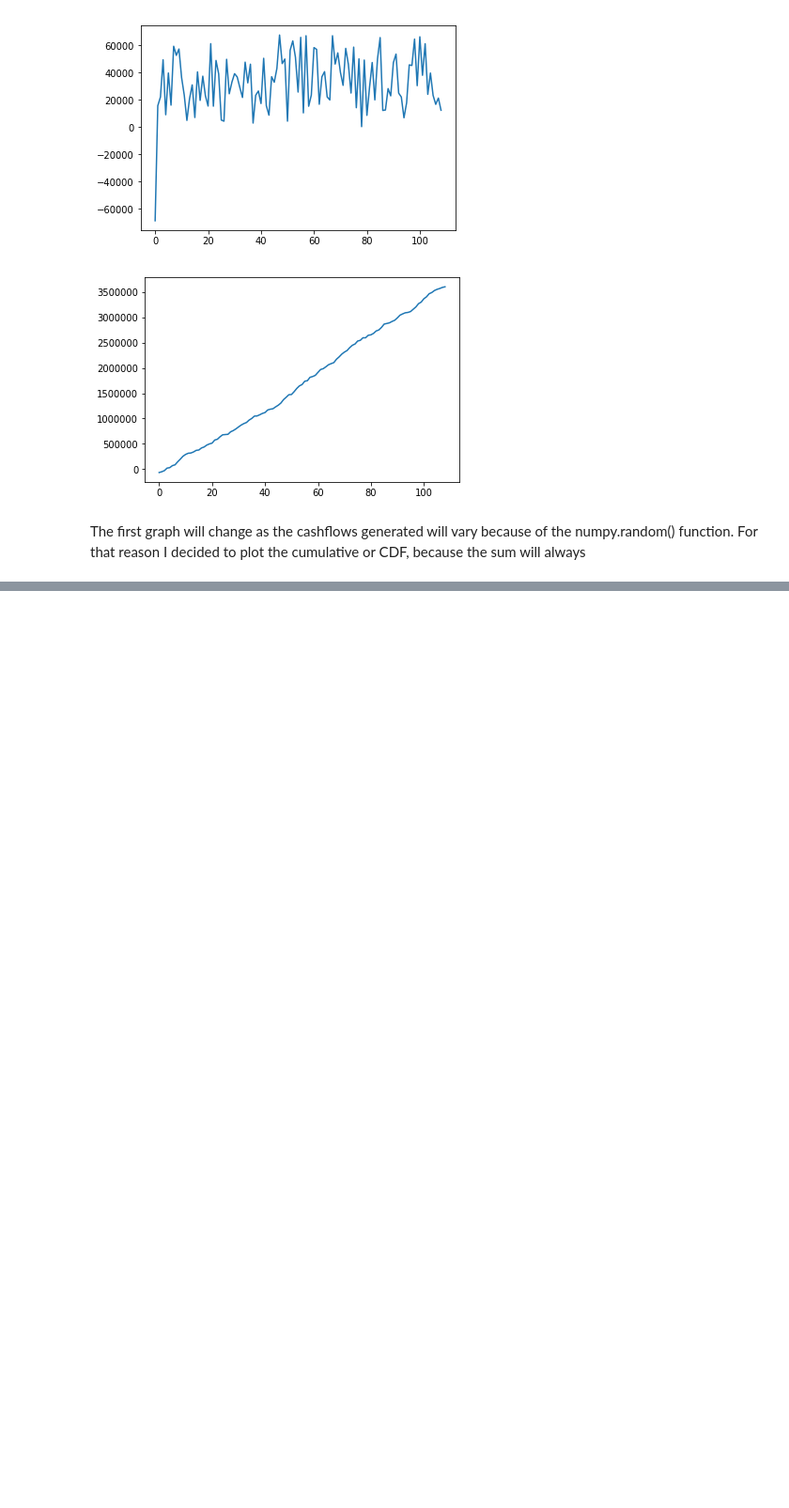
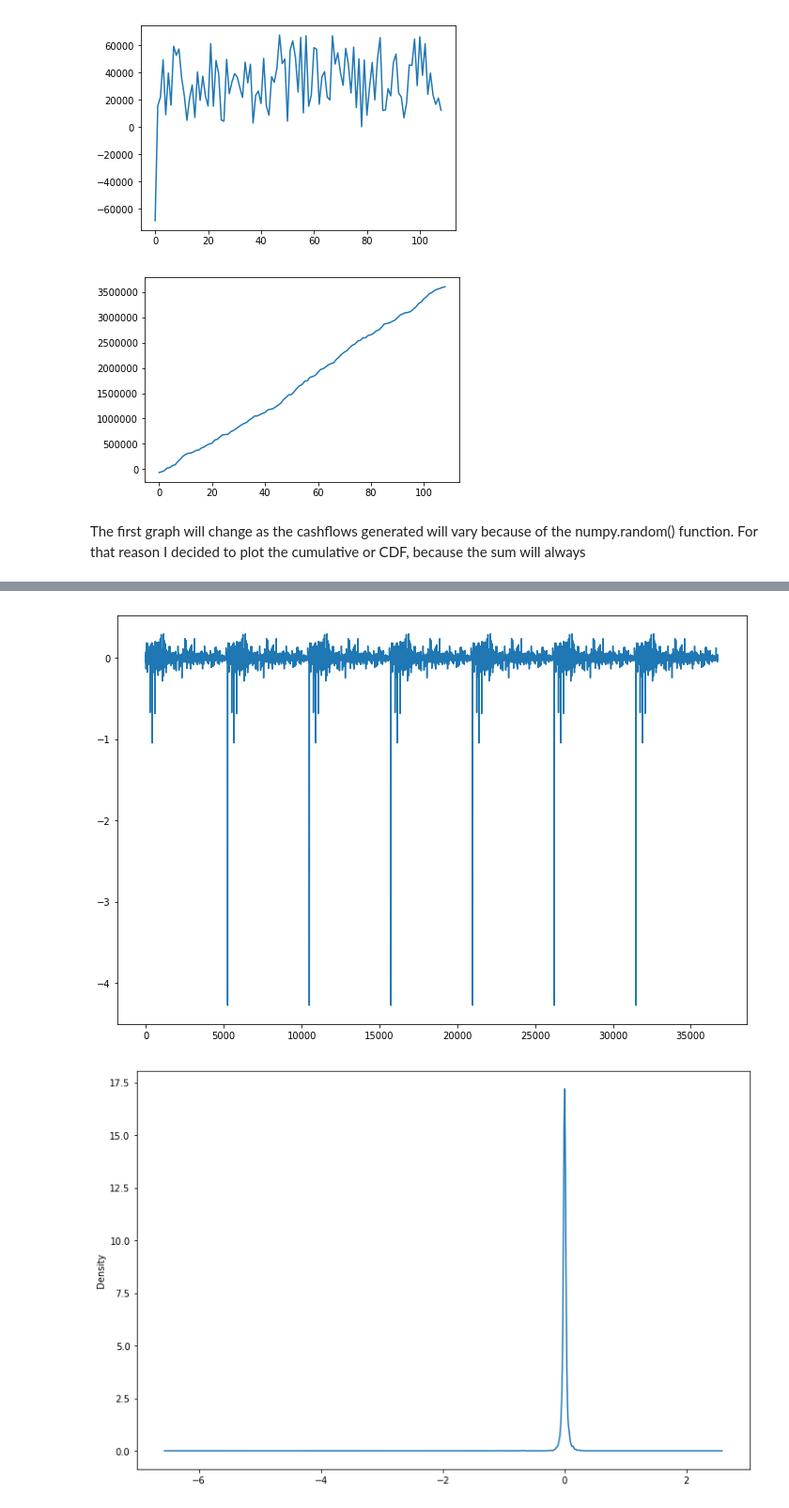
Before and after one commit to MarcoMen-Temp/Programming-Project, a Jupyter notebook: Programming.ipynb, the cells around one changed output, grey strips where cells are left out. Shown at 94% size. Cells and saved outputs as stored; diff of their text form; code cells hidden in the pictures; blank space fills up the shorter version.

```diff
--- a/Programming.ipynb
+++ b/Programming.ipynb
@@ -124,0 +215,22 @@ The first graph will change as the cashflows generated will vary because of the
+# %%
+df = quandl.get("WIKI/AMZN")
+
+df.tail()
+
+fin = pd.melt(df, id_vars=['Open', 'High', 'Low', 'Close', 'Volume'])
+
+fin['log_return'] = np.log(fin.Close).diff()
+fin.dropna()
+fin.tail()
+
+
+plt.figure(figsize = (12,8))
+fin.log_return.plot()
+plt.show()
+
+plt.figure(figsize = (12,8))
+fin.log_return.plot.density()
+plt.show()
+# %% [output]
+[figure, added]
+[figure, added]
```
Also changed, not shown: parts of 10 cells of this notebook.
